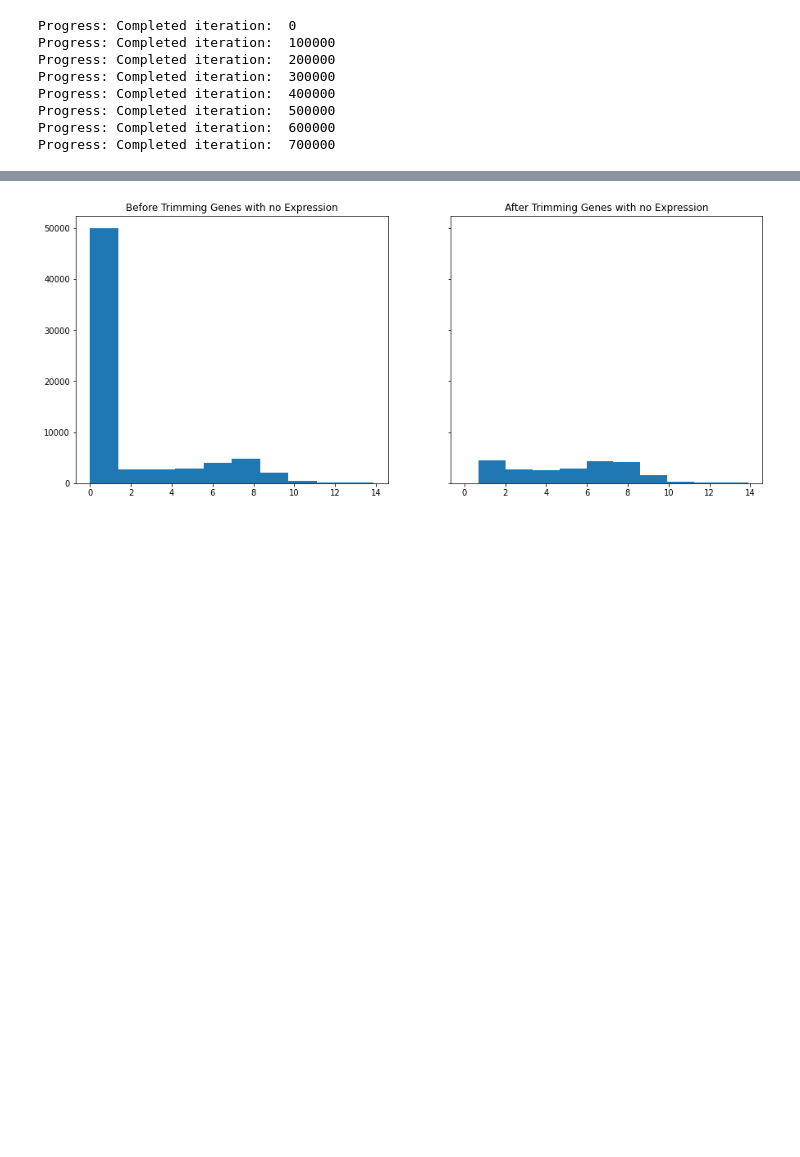
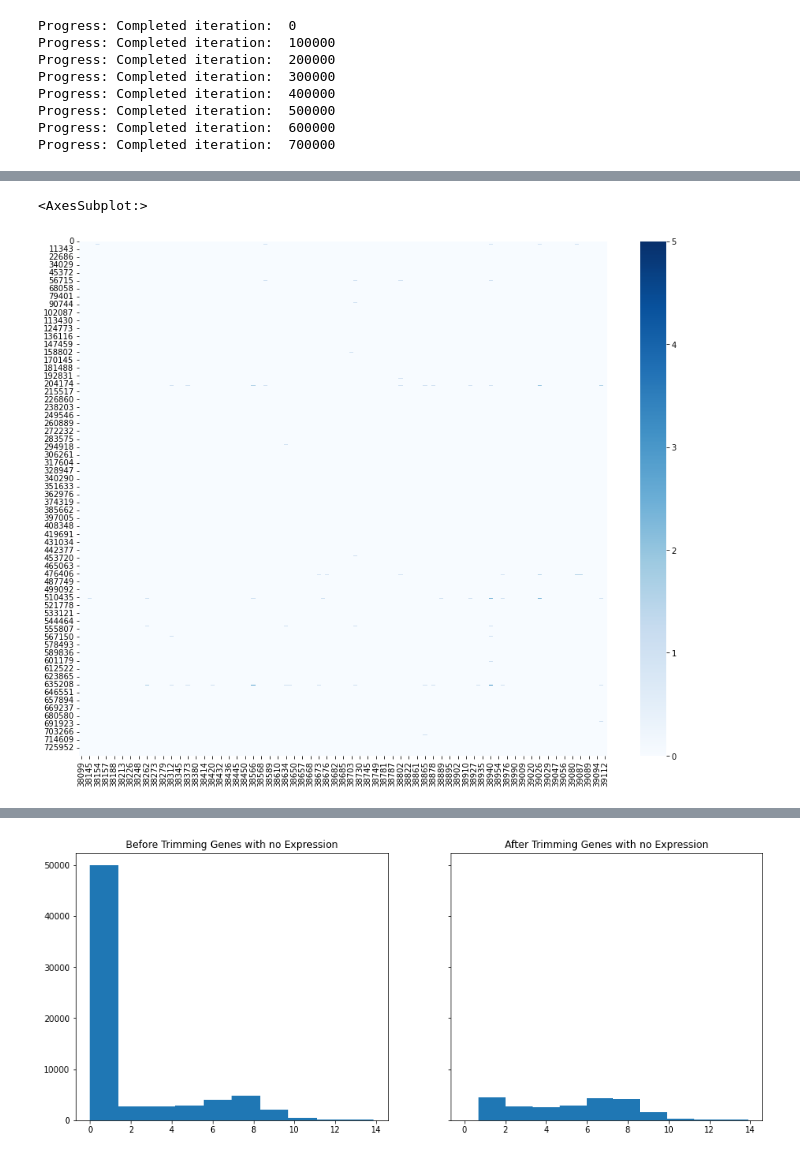
Before and after one commit to RenhaoL/HST508_Fall2022_final_project, a Jupyter notebook: codes/20221120_corr_matrix.ipynb, the cells around one changed output, grey strips where cells are left out. Saved outputs shown, nothing was run; the diff lists cells and outputs as text; code cells hidden in the pictures; blank space fills up the shorter version.

```diff
--- a/codes/20221120_corr_matrix.ipynb
+++ b/codes/20221120_corr_matrix.ipynb
@@ -168,0 +158,2 @@ df_trimmed.head()
+# %%
+c19_idxs = list(df_trimmed[df_trimmed.index.isin(c19_idxs)]["row_id"])
@@ -168,0 +162,6 @@ df_trimmed.head()
+# %%
+# get info for chromosome 1 only.
+x19 = pd.DataFrame(x).iloc[:,c19_idxs]
+x19
+# basically get the columns in x which correspond to the row idxs in adata1.var
+#sns.heatmap(x1)
@@ -168,0 +229,6 @@ df_trimmed.head()
+# %%
+plt.figure(figsize=(15,12))
+sns.heatmap(np.log2(x19+1),cmap="Blues")
+# %% [output]
+<AxesSubplot:>
+[figure, added]
```
Also changed, not shown: parts of 22 cells of this notebook.
